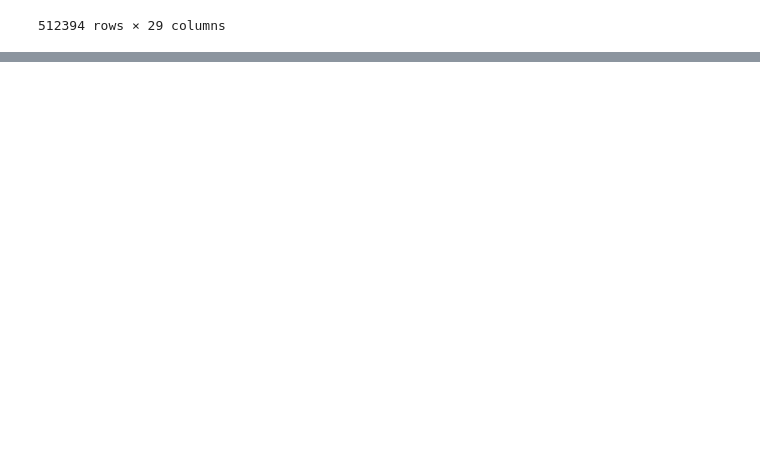
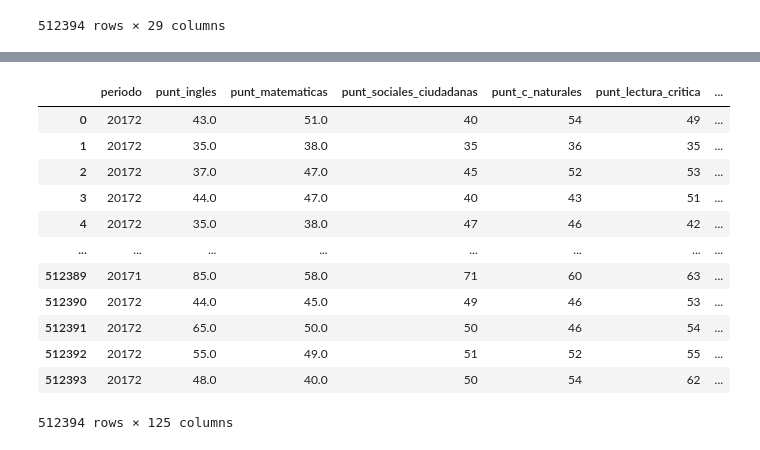
Before and after one commit to Mariapaulaestupinan/Proyecto-2-Analitica, a Jupyter notebook: limpieza_de_datos/Limpieza de datos.ipynb, the cells around one changed output, grey strips where cells are left out. Cells and saved outputs as stored; diff of their text form; code cells hidden in the pictures; blank space fills up the shorter version.

Commit message:
Convertir las variables categoricas en tipo dummy

```diff
--- a/limpieza_de_datos/Limpieza de datos.ipynb
+++ b/limpieza_de_datos/Limpieza de datos.ipynb
@@ -2092,3 +2092,6 @@ df_final7
 | 512392 | 20172 | TI | N | A | ACADÉMICO | BOGOTA | ... |
 | 512393 | 20172 | TI | N | A | ACADÉMICO | ANTIOQUIA | ... |
 512394 rows × 29 columns
+# %%
+# Convertir la columna 'periodo' a tipo numérico; los valores que no se puedan convertir se transforman en NaN
+df_final7['periodo'] = pd.to_numeric(df_final7['periodo'], errors='coerce')
@@ -2094,0 +2165,6 @@ df_final7
+# %%
+# Aplicar la función para expandir las columnas categóricas en variables dummy
+df_final8 = expandir_columnas_categoricas(df_final7)
+
+# Mostrar el DataFrame resultante con las nuevas columnas dummy añadidas
+print(df_final8)
@@ -2094,0 +2213,46 @@ df_final7
+# %%
+# Lista de columnas originales de tipo string o categóricas que ya fueron convertidas en variables dummy
+columnas_a_borrar = [
+    'estu_tipodocumento',
+    'cole_bilingue',
+    'cole_calendario',
+    'cole_caracter',
+    'cole_depto_ubicacion',
+    'cole_genero',
+    'cole_jornada',
+    'cole_naturaleza',
+    'estu_genero',
+    'estu_nacionalidad',
+    'estu_pais_reside',
+    'estu_privado_libertad',
+    'fami_cuartoshogar',
+    'fami_educacionmadre',
+    'fami_educacionpadre',
+    'fami_estratovivienda',
+    'fami_personashogar',
+    'fami_tieneautomovil',
+    'fami_tienecomputador',
+    'fami_tieneinternet',
+    'fami_tienelavadora',
+    'desemp_ingles'
+]
+
+# Eliminar del DataFrame las columnas categóricas originales,
+# porque ya fueron transformadas en columnas dummy (variables binarias)
+df_final8 = df_final8.drop(columns=columnas_a_borrar)
+# %%
+df_final8
+# %% [output]
+|  | periodo | punt_ingles | punt_matematicas | punt_sociales_ciudadanas | punt_c_naturales | punt_lectura_critica | ... |
+| 0 | 20172 | 43.0 | 51.0 | 40 | 54 | 49 | ... |
+| 1 | 20172 | 35.0 | 38.0 | 35 | 36 | 35 | ... |
+| 2 | 20172 | 37.0 | 47.0 | 45 | 52 | 53 | ... |
+| 3 | 20172 | 44.0 | 47.0 | 40 | 43 | 51 | ... |
+| 4 | 20172 | 35.0 | 38.0 | 47 | 46 | 42 | ... |
+| ... | ... | ... | ... | ... | ... | ... | ... |
+| 512389 | 20171 | 85.0 | 58.0 | 71 | 60 | 63 | ... |
+| 512390 | 20172 | 44.0 | 45.0 | 49 | 46 | 53 | ... |
+| 512391 | 20172 | 65.0 | 50.0 | 50 | 46 | 54 | ... |
+| 512392 | 20172 | 55.0 | 49.0 | 51 | 52 | 55 | ... |
+| 512393 | 20172 | 48.0 | 40.0 | 50 | 54 | 62 | ... |
+512394 rows × 125 columns
```
Also changed, not shown: parts of 5 cells of this notebook.
